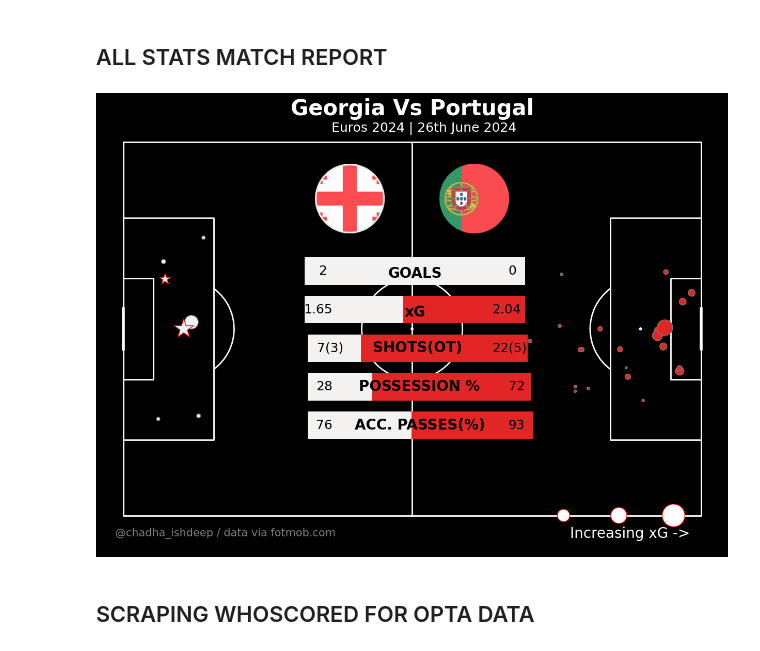
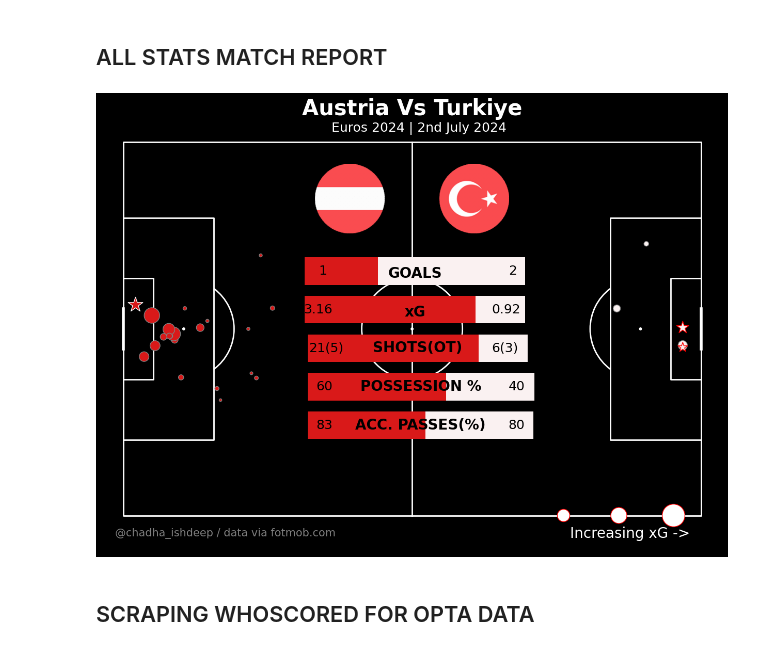
Before and after one commit to ishdeep-10/IndianCitizen, a Jupyter notebook: DataViz/EUROS-2024.ipynb, the cells around one changed output. Saved outputs shown, nothing was run; the diff lists cells and outputs as text; code cells hidden in the pictures.

```diff
--- a/DataViz/EUROS-2024.ipynb
+++ b/DataViz/EUROS-2024.ipynb
@@ -67,7 +67,7 @@ def scrape_stats(mi):
     defensestats_df['matchId'] = mi
     return shots_df,stats_df,passstats_df,defensestats_df,hometeam,awayteam
 # %%
-df_shots,stats_df,passstats_df,defensestats_df,hometeam,awayteam = scrape_stats(4043871)
+df_shots,stats_df,passstats_df,defensestats_df,hometeam,awayteam = scrape_stats(4043977)
 # %%
 pitch = Pitch(pitch_type='custom',pitch_length = 105,pitch_width = 68, line_zorder=2
               ,pitch_color='black', line_color='white')
@@ -75,11 +75,11 @@ pitch = Pitch(pitch_type='custom',pitch_length = 105,pitch_width = 68, line_zord
 # subset the shots for each team
 team1, team2 = df_shots.teamId.unique()
 #teamcolor1,teamcolor2 = df_shots.teamColor.unique()
-df_team1 = df_shots[(df_shots.teamId == team1) & (df_shots.eventType != 'Goal')].copy()
-df_team2 = df_shots[(df_shots.teamId == team2) & (df_shots.eventType != 'Goal')].copy()
+df_team1 = df_shots[(df_shots.teamId == team2) & (df_shots.eventType != 'Goal')].copy()
+df_team2 = df_shots[(df_shots.teamId == team1) & (df_shots.eventType != 'Goal')].copy()
 
-df_team1_goals = df_shots[(df_shots.teamId == team1) & (df_shots.eventType == 'Goal')].copy()
-df_team2_goals = df_shots[(df_shots.teamId == team2) & (df_shots.eventType == 'Goal')].copy()
+df_team1_goals = df_shots[(df_shots.teamId == team2) & (df_shots.eventType == 'Goal')].copy()
+df_team2_goals = df_shots[(df_shots.teamId == team1) & (df_shots.eventType == 'Goal')].copy()
 
 #team1_xg = round(df_team1['expectedGoals'].sum(),2) + round(df_team1_goals['expectedGoals'].sum(),2)
 #team2_xg = round(round(df_team2['expectedGoals'].sum(),2) + round(df_team2_goals['expectedGoals'].sum(),2),2)
@@ -88,13 +88,13 @@ team1_xg,team2_xg = xG_list[0]
 team1_xg = float(team1_xg)
 team2_xg = float(team2_xg)
 
-team1_goals = df_team1_goals[(df_team1_goals['eventType'] == 'Goal') & (df_team1_goals['isOwnGoal'] == False)].shape[0]
-team2_goals = df_team2_goals[(df_team2_goals['eventType'] == 'Goal') & (df_team2_goals['isOwnGoal'] == False)].shape[0]
+team1_goals = df_team1_goals[(df_team1_goals['eventType'] == 'Goal')].shape[0]
+team2_goals = df_team2_goals[(df_team2_goals['eventType'] == 'Goal')].shape[0]
 
-if df_team1_goals[(df_team1_goals['eventType'] == 'Goal') & (df_team1_goals['isOwnGoal'] == True)].shape[0] > 0:
-    team2_goals += df_team1_goals[(df_team1_goals['eventType'] == 'Goal') & (df_team1_goals['isOwnGoal'] == True)].shape[0]
-elif df_team2_goals[(df_team2_goals['eventType'] == 'Goal') & (df_team2_goals['isOwnGoal'] == True)].shape[0] > 0:
-    team1_goals += df_team2_goals[(df_team2['eventType'] == 'Goal') & (df_team2_goals['isOwnGoal'] == True)].shape[0]
+#if df_team1_goals[(df_team1_goals['eventType'] == 'Goal') & (df_team2_goals['isOwnGoal'] == True)].shape[0] > 0:
+#    team2_goals += df_team1_goals[(df_team1_goals['eventType'] == 'Goal') & (df_team2_goals['isOwnGoal'] == True)].shape[0]
+#elif df_team2_goals[(df_team2_goals['eventType'] == 'Goal') & (df_team1_goals['isOwnGoal'] == True)].shape[0] > 0:
+#    team1_goals += df_team2_goals[(df_team2['eventType'] == 'Goal') & (df_team1_goals['isOwnGoal'] == True)].shape[0]
 
 shots_list = stats_df[stats_df['title'] == 'Total shots'].stats.tolist()
 team1_shots,team2_shots = shots_list[0]
@@ -135,8 +135,8 @@ fig, axs = pitch.grid(grid_height=0.9, title_height=0.04, axis=False,
                      endnote_height=0.03, title_space=0, endnote_space=0)  # grid takes up 80% of the figure height
 
 
-team1 = 'Georgia'
-team2 = 'Portugal'
+team1 = 'Austria'
+team2 = 'Turkiye'
 #C:\Users\acer\Documents\GitHub\IndianCitizen\Images\TeamLogos
 img_team1 = mpimg.imread(f'C:/Users/acer/Documents/GitHub/IndianCitizen/Images/TeamLogos/{team1}.png')
 img_team2 = mpimg.imread(f'C:/Users/acer/Documents/GitHub/IndianCitizen/Images/TeamLogos/{team2}.png')
@@ -150,8 +150,8 @@ ax_image = add_image(
     img_team2, fig, left=0.52, bottom=0.7, width=0.15, height=0.15,aspect='equal'
 )
 
-team1_facecolor = '#F4F1F1'
-team2_facecolor = '#E22626'
+team1_facecolor = '#D91919'
+team2_facecolor = '#FAF1F1'
 
 
 pitch.scatter(80,0.1,s=300,ec='red',color='white',ax=axs['pitch'],zorder=2)
@@ -161,11 +161,11 @@ pitch.scatter(100,0.1,s=1000,ec='red',color='white',ax=axs['pitch'],zorder=2)
 sc_team1 = pitch.scatter(df_team1.x, df_team1.y, s=df_team1.expectedGoals * 800,
                          ec='grey', color=team1_facecolor, ax=axs['pitch'],zorder=2)
 sc_team1_goals = pitch.scatter(df_team1_goals.x, df_team1_goals.y, s=df_team1_goals.expectedGoals * 1000,
-                         ec='red', color=team1_facecolor,marker='*', ax=axs['pitch'],zorder=2)
+                         ec='white', color=team1_facecolor,marker='*', ax=axs['pitch'],zorder=2)
 sc_team2 = pitch.scatter(df_team2.x, df_team2.y, s=df_team2.expectedGoals * 800,
                          ec='grey', color=team2_facecolor, ax=axs['pitch'],zorder=2)
 sc_team2_goals = pitch.scatter(df_team2_goals.x, df_team2_goals.y, s=df_team2_goals.expectedGoals * 1000,
-                         ec='white', color=team2_facecolor,marker='*', ax=axs['pitch'],zorder=2)
+                         ec='red', color=team2_facecolor,marker='*', ax=axs['pitch'],zorder=2)
 
 fig.set_facecolor('black')
 
@@ -173,9 +173,8 @@ fig.set_facecolor('black')
 # Set title
 axs['pitch'].set_title(f'{team1} Vs {team2}',fontdict={'fontsize': 30, 'weight': 'bold', 'color': 'white'}, loc='center')
 # Add subtitle
-subtitle_text = "Euros 2024 | 26th June 2024"
+subtitle_text = "Euros 2024 | 2nd July 2024"
 axs['pitch'].text(0.37, 0.98, subtitle_text, ha='left', va='center', transform=axs['pitch'].transAxes, color='white', fontsize=18)
-
 
 
 goals_team1 = team1_goals
@@ -350,34 +349,34 @@ width_team2_acc_passes = team2_acc_passes / total_acc_passes
 acc_passes_rect_x = 33.5 # X-coordinate of the left side of the rectangle
 acc_passes_rect_y = 14 # Y-coordinate of the top side of the rectangle
 
 # Create a rectangle patch for team1
 acc_passes_rect_team1 = Rectangle((acc_passes_rect_x, acc_passes_rect_y), width_team1_acc_passes * rect_width, rect_height, facecolor=team1_facecolor,zorder=2)
 
 # Create a rectangle patch for team2
 acc_passes_rect_team2 = Rectangle((acc_passes_rect_x + width_team1_acc_passes * rect_width, acc_passes_rect_y), width_team2_acc_passes * rect_width, rect_height, facecolor=team2_facecolor,zorder=2)
 
 # Add rectangles to the pitch
 axs['pitch'].add_patch(acc_passes_rect_team1)
 axs['pitch'].add_patch(acc_passes_rect_team2)
 
 # Calculate the position for 'GOALS' text
 acc_passes_text_x = acc_passes_rect_x + width_team1_acc_passes * rect_width + (width_team2_acc_passes * rect_width - width_team1_acc_passes * rect_width) / 2
 acc_passes_text_y = acc_passes_rect_y + rect_height / 2
 
 # Add labels for teams' goals
 axs['pitch'].text(38, acc_passes_rect_y + rect_height / 2, str(team1_acc_passes), color='black', ha='right', va='center',fontsize=18)
 axs['pitch'].text(acc_passes_text_x, acc_passes_text_y, 'ACC. PASSES(%)', color='black', ha='center', va='center',fontsize=20,fontproperties=font_manager.FontProperties(weight='bold'))
 axs['pitch'].text(70, acc_passes_rect_y + rect_height / 2, str(team2_acc_passes), color='black', ha='left', va='center',fontsize=18)
 
 endnote_text = "@chadha_ishdeep / data via fotmob.com"
 axs['pitch'].annotate(endnote_text, xy=(0.2, 0.01), xycoords='axes fraction',ha='center', va='center', fontsize=15, color='gray')
 
 endnote_text2 = "Increasing xG ->"
 axs['pitch'].annotate(endnote_text2, xy=(0.85, 0.01), xycoords='axes fraction',ha='center', va='center', fontsize=20, color='white')
 
 plt.savefig(f'C:/Users/acer/Documents/GitHub/IndianCitizen/MatchReports/EUROS-24/{team1}V{team2}/{team1}V{team2}_Report.png',dpi=500,bbox_inches = 'tight',facecolor=background)
 # %% [output]
-[figure, old version]
+[figure, new version]
 # %% [markdown]
 ## SCRAPING WHOSCORED FOR OPTA DATA
 # %%
```
Also changed, not shown: parts of 12 cells of this notebook, 7 other files.
